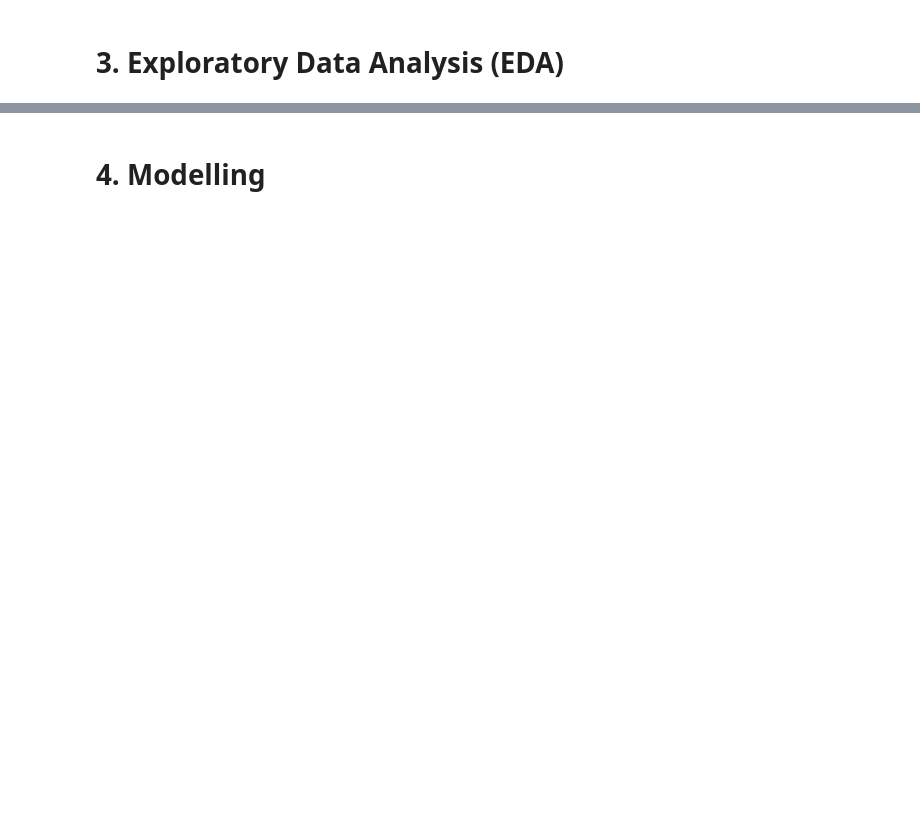
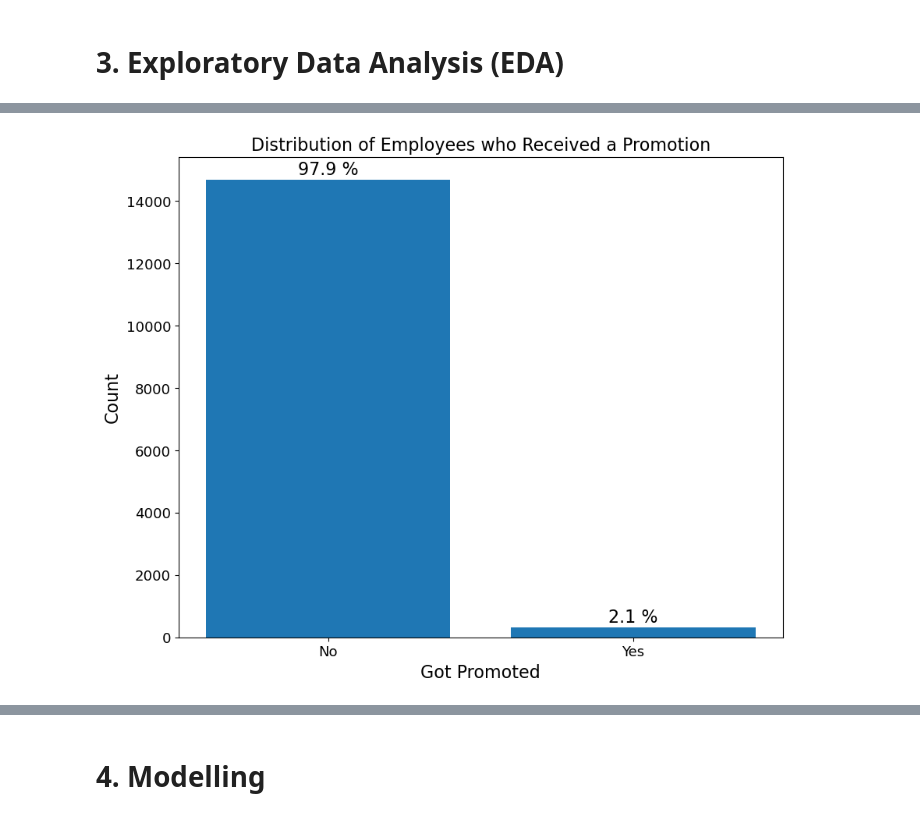
Before and after one commit to Mercy-Njambi/Employee-Churn, a Jupyter notebook: data/notebooks/analysis.ipynb, the cells around one changed output, grey strips where cells are left out. Saved outputs shown, nothing was run; the diff lists cells and outputs as text; code cells hidden in the pictures; blank space fills up the shorter version.

```diff
--- a/data/notebooks/analysis.ipynb
+++ b/data/notebooks/analysis.ipynb
@@ -87,0 +281,22 @@ data.describe().T
+# %%
+# plotting the data
+
+fig, ax = plt.subplots()
+
+bar = ax.bar(x=promotions.index,
+             height=promotions['Promotion Count'])
+
+percentages = list(round(promotions['Promotion Percentage']*100, 1))
+
+ax.bar_label(container=bar,
+             labels=[f'{percentage} %' for percentage in percentages],
+             padding=1)
+
+plt.xticks(ticks=[0, 1], labels=['No', 'Yes'])
+plt.xlabel('Got Promoted')
+plt.ylabel('Count')
+plt.title('Distribution of Employees who Received a Promotion')
+
+plt.show()
+# %% [output]
+[figure, added]
```
Also changed, not shown: parts of 75 cells of this notebook.
